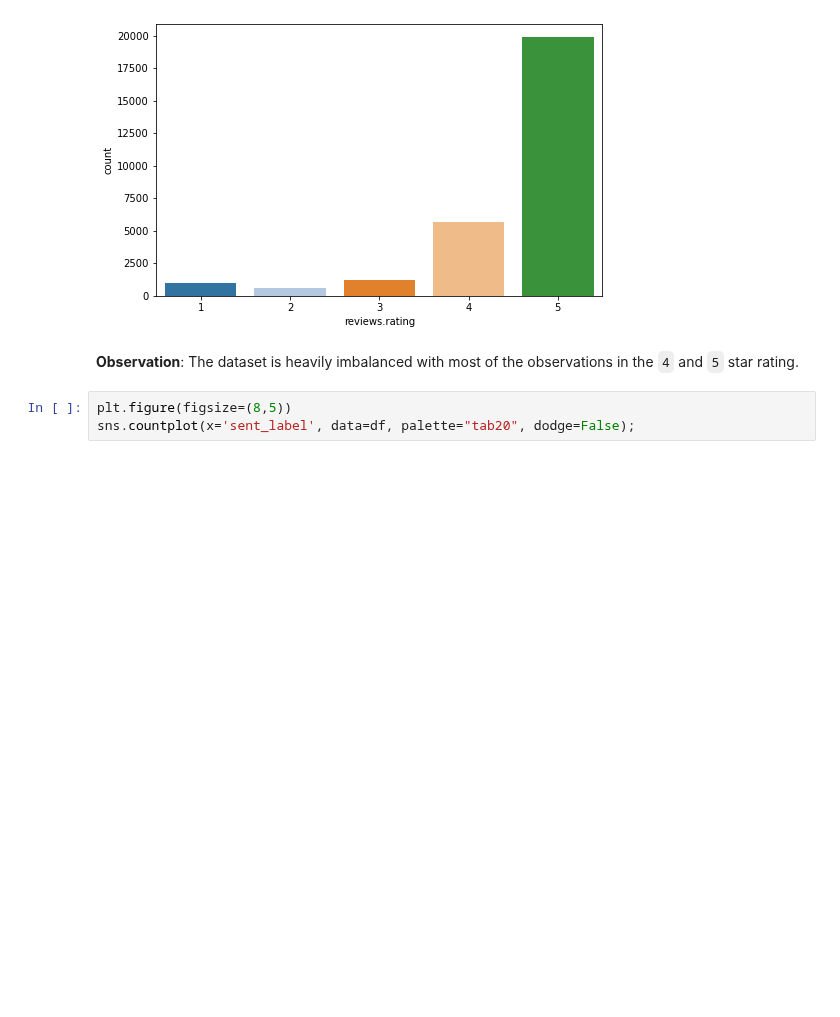
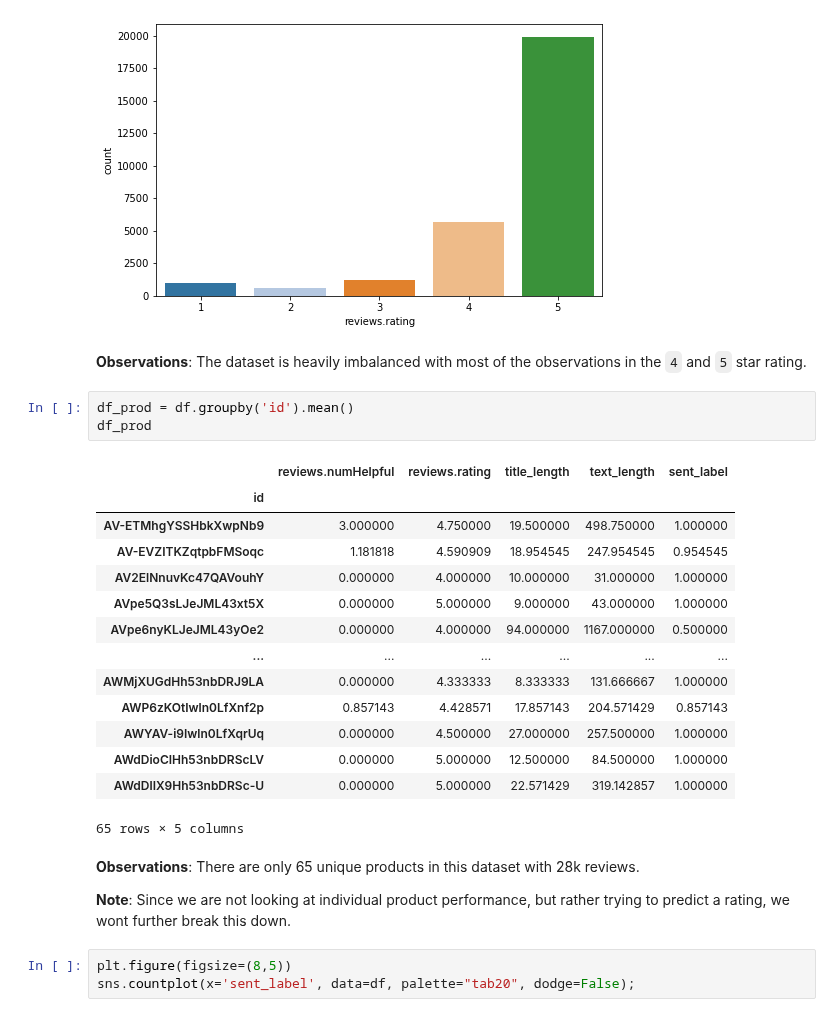
Before and after one commit to broepke/DATA110, a Jupyter notebook: Week 10/DATA110-Week10-broepke.ipynb, the cells around one changed output. Cells and saved outputs as stored; diff of their text form; blank space fills up the shorter version.

```diff
--- a/Week 10/DATA110-Week10-broepke.ipynb
+++ b/Week 10/DATA110-Week10-broepke.ipynb
@@ -263,7 +271,29 @@ sns.countplot(x='reviews.rating', data=df, palette="tab20", dodge=False);
 # %% [output]
 [figure]
 # %% [markdown]
-**Observation**:  The dataset is heavily imbalanced with most of the observations in the `4` and `5` star rating.
+**Observations**:  The dataset is heavily imbalanced with most of the observations in the `4` and `5` star rating.
+# %%
+df_prod = df.groupby('id').mean()
+df_prod
+# %% [output]
+|  | reviews.numHelpful | reviews.rating | title_length | text_length | sent_label |
+| id |  |  |  |  |  |
+| AV-ETMhgYSSHbkXwpNb9 | 3.000000 | 4.750000 | 19.500000 | 498.750000 | 1.000000 |
+| AV-EVZITKZqtpbFMSoqc | 1.181818 | 4.590909 | 18.954545 | 247.954545 | 0.954545 |
+| AV2ElNnuvKc47QAVouhY | 0.000000 | 4.000000 | 10.000000 | 31.000000 | 1.000000 |
+| AVpe5Q3sLJeJML43xt5X | 0.000000 | 5.000000 | 9.000000 | 43.000000 | 1.000000 |
+| AVpe6nyKLJeJML43yOe2 | 0.000000 | 4.000000 | 94.000000 | 1167.000000 | 0.500000 |
+| ... | ... | ... | ... | ... | ... |
+| AWMjXUGdHh53nbDRJ9LA | 0.000000 | 4.333333 | 8.333333 | 131.666667 | 1.000000 |
+| AWP6zKOtIwln0LfXnf2p | 0.857143 | 4.428571 | 17.857143 | 204.571429 | 0.857143 |
+| AWYAV-i9Iwln0LfXqrUq | 0.000000 | 4.500000 | 27.000000 | 257.500000 | 1.000000 |
+| AWdDioCIHh53nbDRScLV | 0.000000 | 5.000000 | 12.500000 | 84.500000 | 1.000000 |
+| AWdDlIX9Hh53nbDRSc-U | 0.000000 | 5.000000 | 22.571429 | 319.142857 | 1.000000 |
+65 rows × 5 columns
+# %% [markdown]
+**Observations**:  There are only 65 unique products in this dataset with 28k reviews.
+
+**Note**: Since we are not looking at individual product performance, but rather trying to predict a rating, we wont further break this down.
 # %%
 plt.figure(figsize=(8,5))
 sns.countplot(x='sent_label', data=df, palette="tab20", dodge=False);
```
Also changed, not shown: parts of 61 cells of this notebook.
